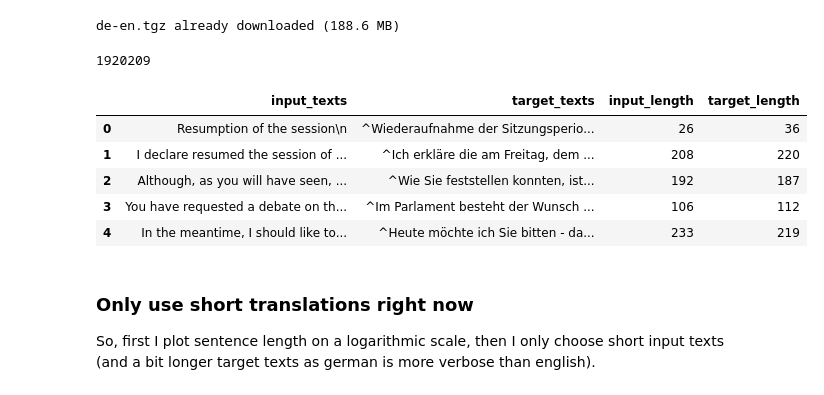
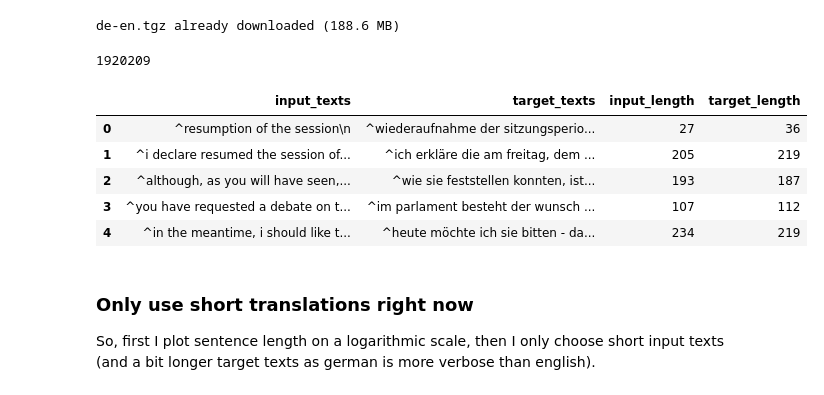
Before and after one commit to hanfried/rosetta, a Jupyter notebook: SimpleModelForMachineTranslation.ipynb, the cells around one changed output. Drawn from its saved outputs; the diff is of its cells as text; code cells hidden in the pictures.

Commit message:
Preprocessing for SimpleModelForMachineTranslation (short sequences 25/35: bleu .379)

```diff
--- a/SimpleModelForMachineTranslation.ipynb
+++ b/SimpleModelForMachineTranslation.ipynb
@@ -96,17 +91,34 @@ df = pd.DataFrame(data={
+# %%
+# Following https://github.com/bheinzerling/bpemb/blob/master/preprocess_text.sh
+# (ignoring urls as there shouldn't be any in parliament discussions)
+def preprocess(line):
+    line = re.sub(r'\d+', '0', line)  # replace all numbers by '0'
+    line = re.sub(r'\s+', ' ', line)  # strip whitespaces as a ' '
+    return line.lower().strip()
+
+def read_corpus_lines(language):
+    return [preprocess(line) for line in open(f'{PATH}/europarl-v7.de-en.{language}', 'r').readlines()]
+
+pd.set_option('max_colwidth', 60)
+df = pd.DataFrame(data={
+    'input_texts': read_corpus_lines('en'),
+    'target_texts': read_corpus_lines('de'),
+})
+df.input_texts = START + df.input_texts + END
+df.target_texts = START + df.target_texts + END
 # %%
 len(df)
-df.target_texts = '^' + df.target_texts  # encode a start symbol (doesn't occur in texts)
 df['input_length'] = df.input_texts.apply(len)
 df['target_length'] = df.target_texts.apply(len)
 df.head()
 # %% [output]
 1920209
 |  | input_texts | target_texts | input_length | target_length |
-| 0 | Resumption of the session\n | ^Wiederaufnahme der Sitzungsperio... | 26 | 36 |
-| 1 | I declare resumed the session of ... | ^Ich erkläre die am Freitag, dem ... | 208 | 220 |
-| 2 | Although, as you will have seen, ... | ^Wie Sie feststellen konnten, ist... | 192 | 187 |
-| 3 | You have requested a debate on th... | ^Im Parlament besteht der Wunsch ... | 106 | 112 |
-| 4 | In the meantime, I should like to... | ^Heute möchte ich Sie bitten - da... | 233 | 219 |
+| 0 | ^resumption of the session\n | ^wiederaufnahme der sitzungsperio... | 27 | 36 |
+| 1 | ^i declare resumed the session of... | ^ich erkläre die am freitag, dem ... | 205 | 219 |
+| 2 | ^although, as you will have seen,... | ^wie sie feststellen konnten, ist... | 193 | 187 |
+| 3 | ^you have requested a debate on t... | ^im parlament besteht der wunsch ... | 107 | 112 |
+| 4 | ^in the meantime, i should like t... | ^heute möchte ich sie bitten - da... | 234 | 219 |
 # %% [markdown]
 ### Only use short translations right now
 
```
Also changed, not shown: parts of 13 cells of this notebook.
